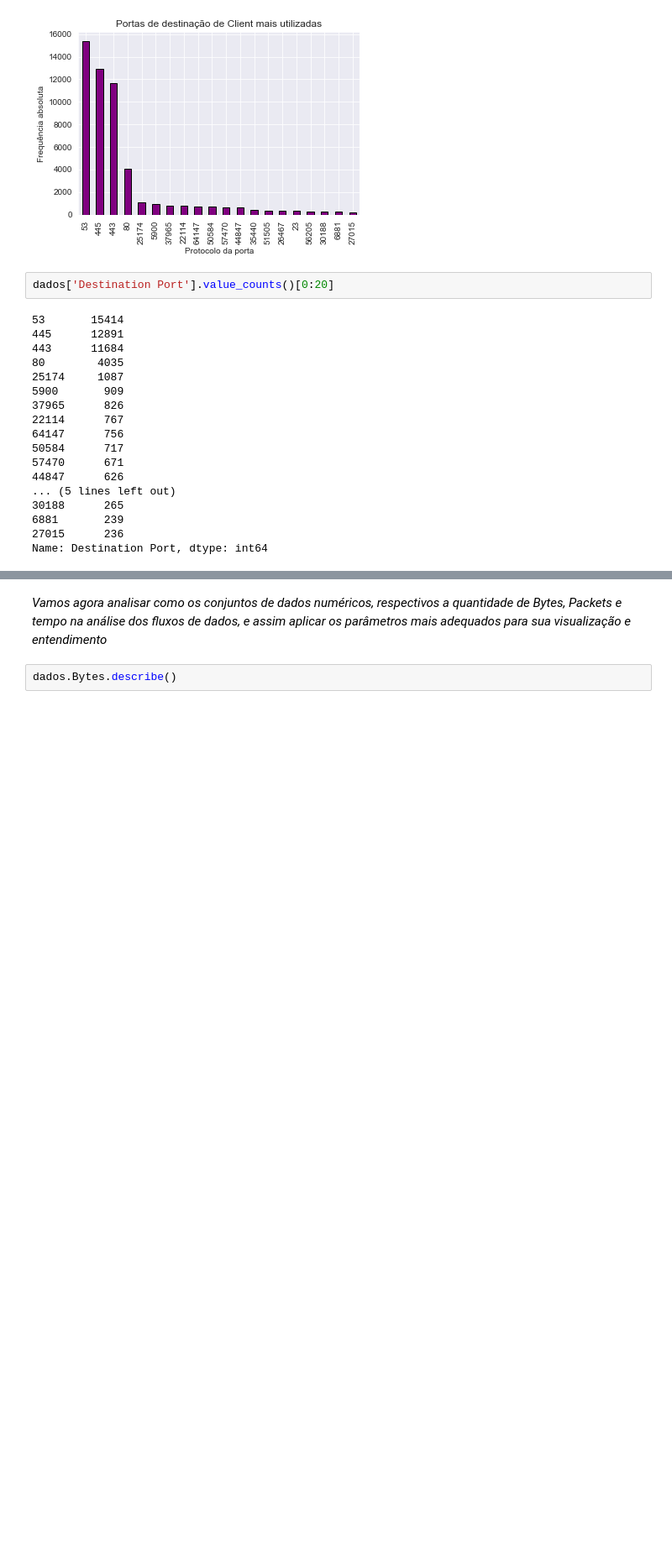
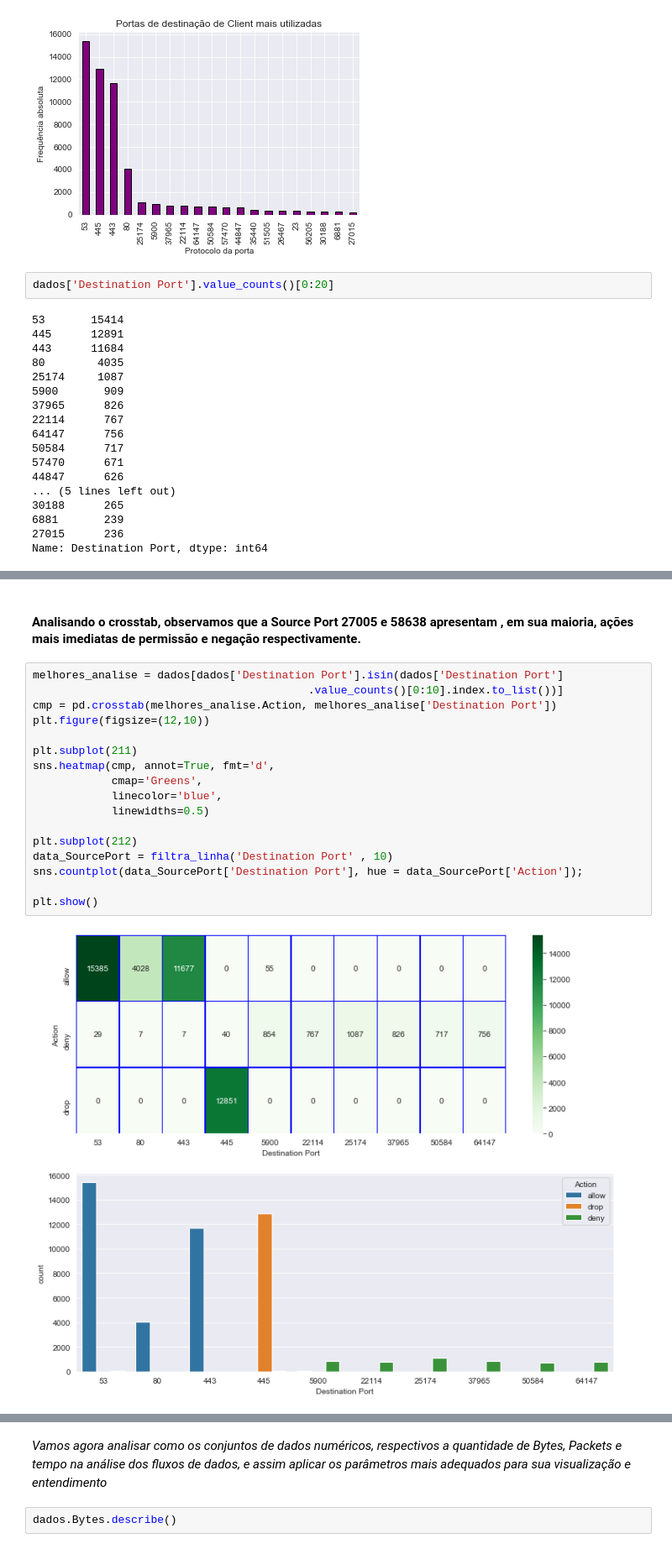
Before and after one commit to leticiacb1/Aviation_Accident_Analysis, a Jupyter notebook: Firewall_Project_Cdados2.ipynb, the cells around one changed output, grey strips where cells are left out. Shown at 84% size. Drawn from its saved outputs; the diff is of its cells as text; blank space fills up the shorter version.

```diff
--- a/Firewall_Project_Cdados2.ipynb
+++ b/Firewall_Project_Cdados2.ipynb
@@ -201,0 +267,21 @@ Name: Destination Port, dtype: int64
+# %% [markdown]
+#### Analisando o crosstab, observamos que a Source Port 27005 e 58638 apresentam , em sua maioria, ações mais imediatas de permissão e negação respectivamente.
+# %%
+melhores_analise = dados[dados['Destination Port'].isin(dados['Destination Port']
+                                          .value_counts()[0:10].index.to_list())]
+cmp = pd.crosstab(melhores_analise.Action, melhores_analise['Destination Port'])
+plt.figure(figsize=(12,10))
+
+plt.subplot(211)
+sns.heatmap(cmp, annot=True, fmt='d',
+            cmap='Greens',
+            linecolor='blue',
+            linewidths=0.5)
+
+plt.subplot(212)
+data_SourcePort = filtra_linha('Destination Port' , 10)
+sns.countplot(data_SourcePort['Destination Port'], hue = data_SourcePort['Action']);
+
+plt.show()
+# %% [output]
+[figure, added]
```
Also changed, not shown: parts of 30 cells of this notebook.
